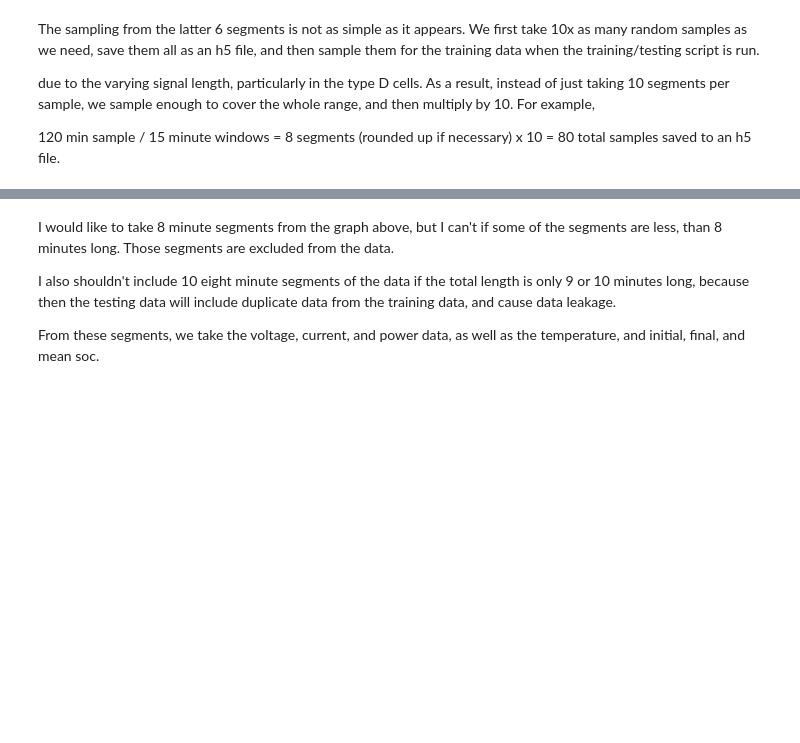
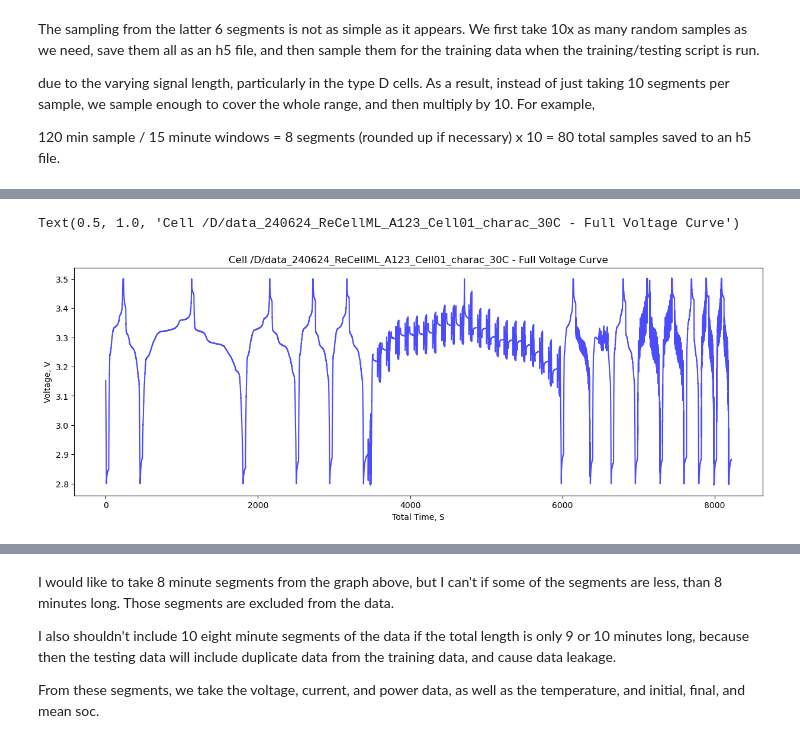
Before and after one commit to NREL/battery_pulse_diagnostics, a Jupyter notebook: notebooks/Pulse_Data_Extraction/work_summary.ipynb, the cells around one changed output, grey strips where cells are left out. Drawn from its saved outputs; the diff is of its cells as text; code cells hidden in the pictures; blank space fills up the shorter version.

Commit message:
presentation figures

```diff
--- a/notebooks/Pulse_Data_Extraction/work_summary.ipynb
+++ b/notebooks/Pulse_Data_Extraction/work_summary.ipynb
@@ -86,0 +88,14 @@ Error:
+# %%
+key = hdf.keys()[0]
+df = hdf.get(key)
+
+fig, ax = plt.subplots(figsize=(15,5))
+
+ax.plot(df['Total Time, S'] / 60, df['Voltage, V'], alpha=0.7, color='blue')
+
+ax.set_xlabel('Total Time, S')
+ax.set_ylabel('Voltage, V')
+ax.set_title(f'Cell {key} - Full Voltage Curve')
+# %% [output]
+Text(0.5, 1.0, 'Cell /D/data_240624_ReCellML_A123_Cell01_charac_30C - Full Voltage Curve')
+[figure, added]
```
Also changed, not shown: parts of 9 cells of this notebook, 5 other files.
